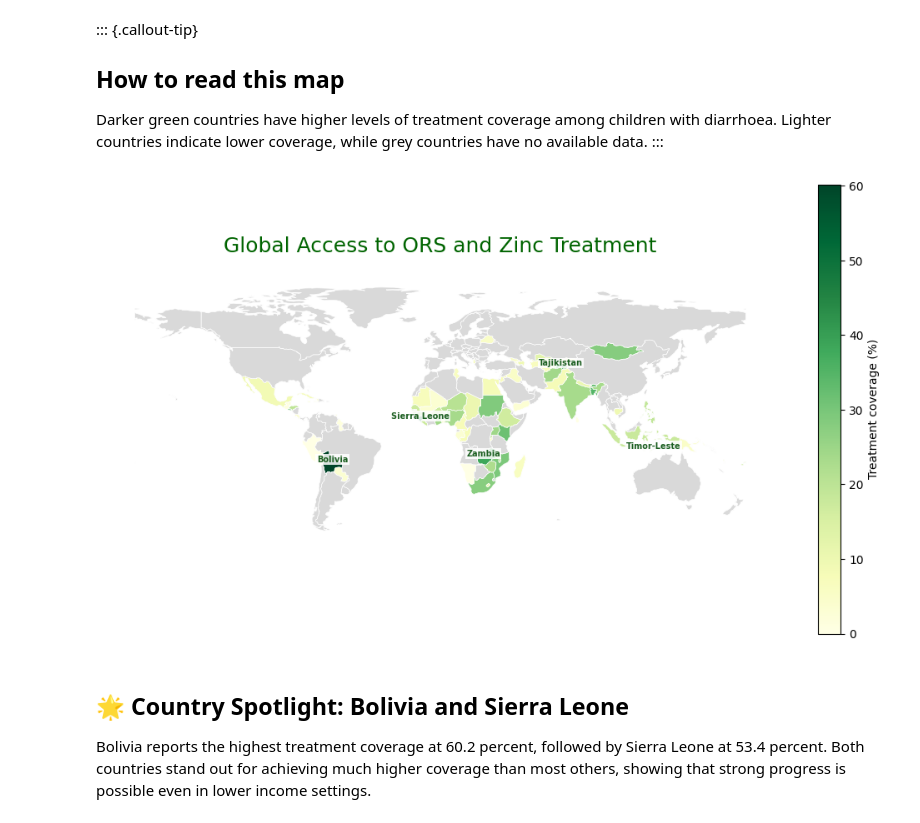
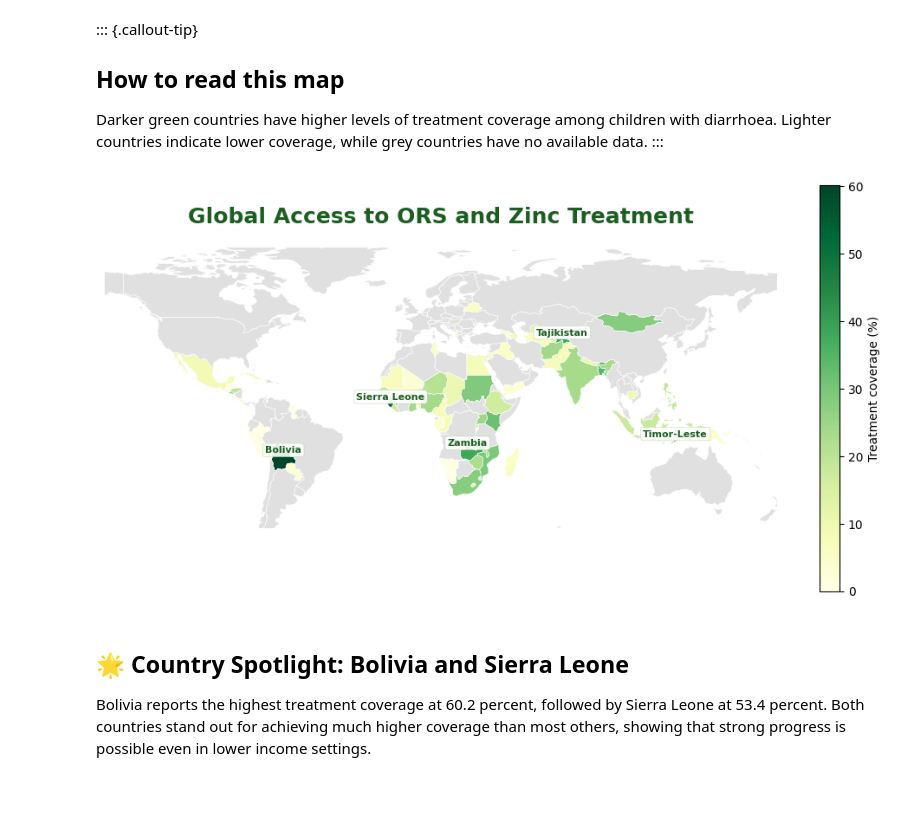
Before and after one commit to laniquahendricks2/laniquahendricks2.github.io, a Jupyter notebook: UNICEF_Assignment.ipynb, the cells around one changed output. Cells and saved outputs as stored; diff of their text form; code cells hidden in the pictures; blank space fills up the shorter version.

```diff
--- a/UNICEF_Assignment.ipynb
+++ b/UNICEF_Assignment.ipynb
@@ -485,10 +383,14 @@ Darker green countries have higher levels of treatment coverage among children w
 :::
 # %%
 #| label: fig-world-map
-#| fig-cap: "Treatment coverage varies substantially across countries, with some reporting much higher coverage than others."
+#| fig-cap: "Treatment coverage varies substantially across countries, with some reporting much higher coverage than others. Note: Data preparation and filtering were conducted in Polars. Geopandas was used specifically to merge the processed data with world shapefiles for the geographic visualisation."
 
-# Ensure `latest_country` is defined
+import polars as pl
+import geopandas as gpd
+import matplotlib.pyplot as plt
+
 indicator = pl.read_csv("/content/unicef_indicator_2.csv")
+
 latest_country = (
     indicator
     .filter(pl.col("sex") == "Total")
@@ -500,15 +402,12 @@ latest_country = (
     ])
 )
 
-# Prepare latest_map
 latest_map = latest_country.to_pandas()
 
-# Load world data
 world = gpd.read_file(
     "https://naturalearth.s3.amazonaws.com/110m_cultural/ne_110m_admin_0_countries.zip"
 )
 
-# Merge world and latest_map to create world_data
 world_data = world.merge(
     latest_map,
     left_on="NAME",
@@ -516,51 +415,68 @@ world_data = world.merge(
     how="left"
 )
 
-fig, ax = plt.subplots(figsize=(13, 7))
+world_data_clean = world_data[world_data["NAME"] != "Antarctica"]
 
-world_data_clean = world_data[world_data["NAME"] != "Antarctica"]
+fig, ax = plt.subplots(figsize=(10, 7))
 
 world_data_clean.plot(
     column="obs_value",
     cmap="YlGn",
     edgecolor="white",
-    linewidth=0.5,
+    linewidth=0.45,
     legend=True,
-    legend_kwds={"label": "Treatment coverage (%)"},
-    missing_kwds={"color": "#d9d9d9"},
+    legend_kwds={
+        "label": "Treatment coverage (%)",
+        "shrink": 0.7
+    },
+    missing_kwds={
+        "color": "#e0e0e0",
+        "label": "No data"
+    },
     ax=ax
 )
 
-# Select the top 5 countries for cleaner annotation
 top5 = (
     world_data_clean[world_data_clean["country"] != "Bhutan"]
     .nlargest(5, "obs_value")
 )
 
 for _, row in top5.iterrows():
     point = row.geometry.representative_point()
     ax.text(
         point.x,
-        point.y,
+        point.y + 2,
         row["country"],
-        fontsize=7,
+        fontsize=8,
         fontweight="bold",
         ha="center",
         color="#1b5e20",
-        bbox=dict(facecolor="white", alpha=0.85, edgecolor="none", pad=1)
+        bbox=dict(
+            facecolor="white",
+            alpha=0.9,
+            edgecolor="#b7d7b0",
+            linewidth=0.4,
+            boxstyle="round,pad=0.25"
+        )
     )
 
 ax.set_title(
     "Global Access to ORS and Zinc Treatment",
     fontsize=18,
-    color="darkgreen",
+    fontweight="bold",
+    color="#1b5e20",
     pad=20
 )
 
+ax.set_xlim(-150, 175)
+ax.set_ylim(-50, 82)
+
 ax.axis("off")
+
+plt.tight_layout()
 plt.show()
 # %% [output]
-[figure, old version]
+[figure, new version]
 # %% [markdown]
 ## 🌟 Country Spotlight: Bolivia and Sierra Leone
 
```
Also changed, not shown: parts of 30 cells of this notebook.
